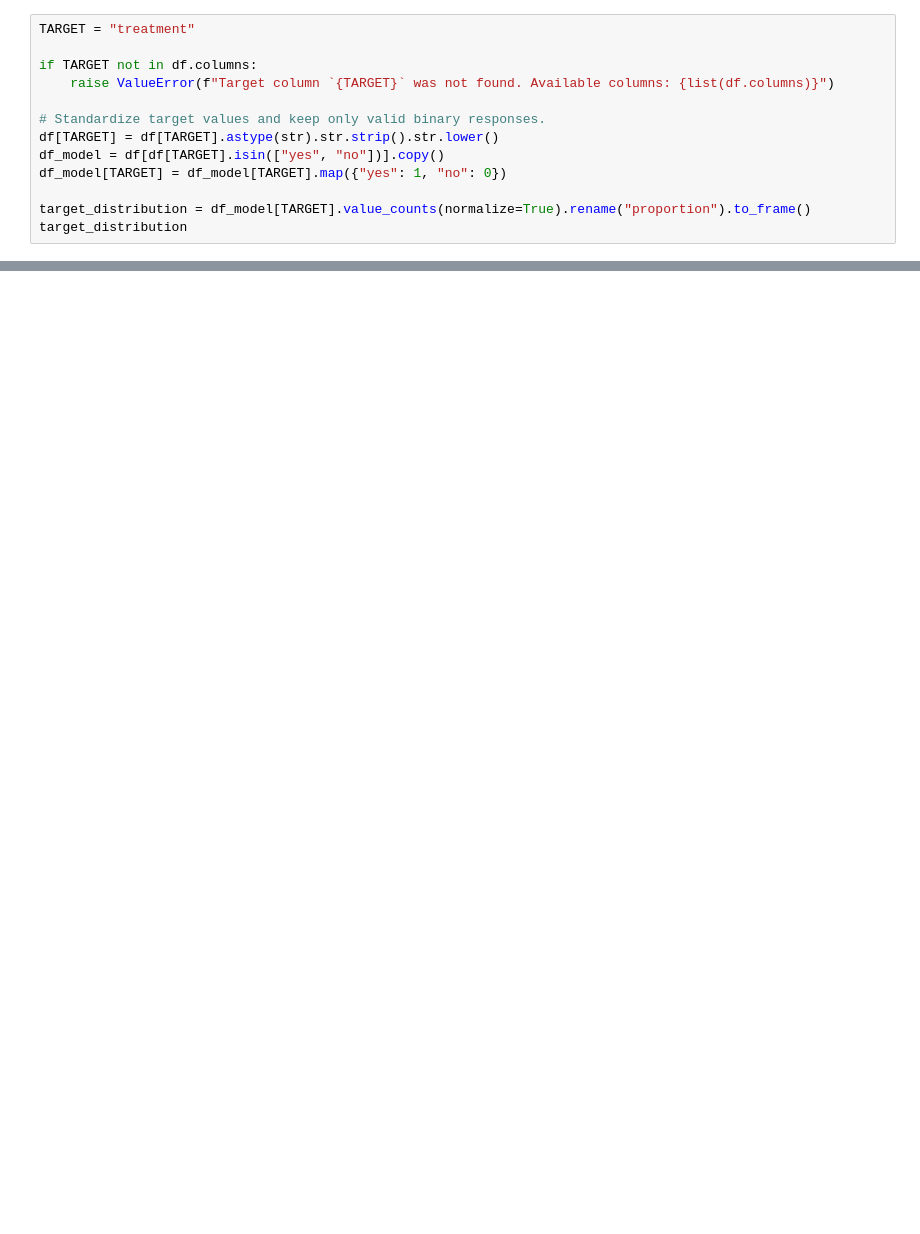
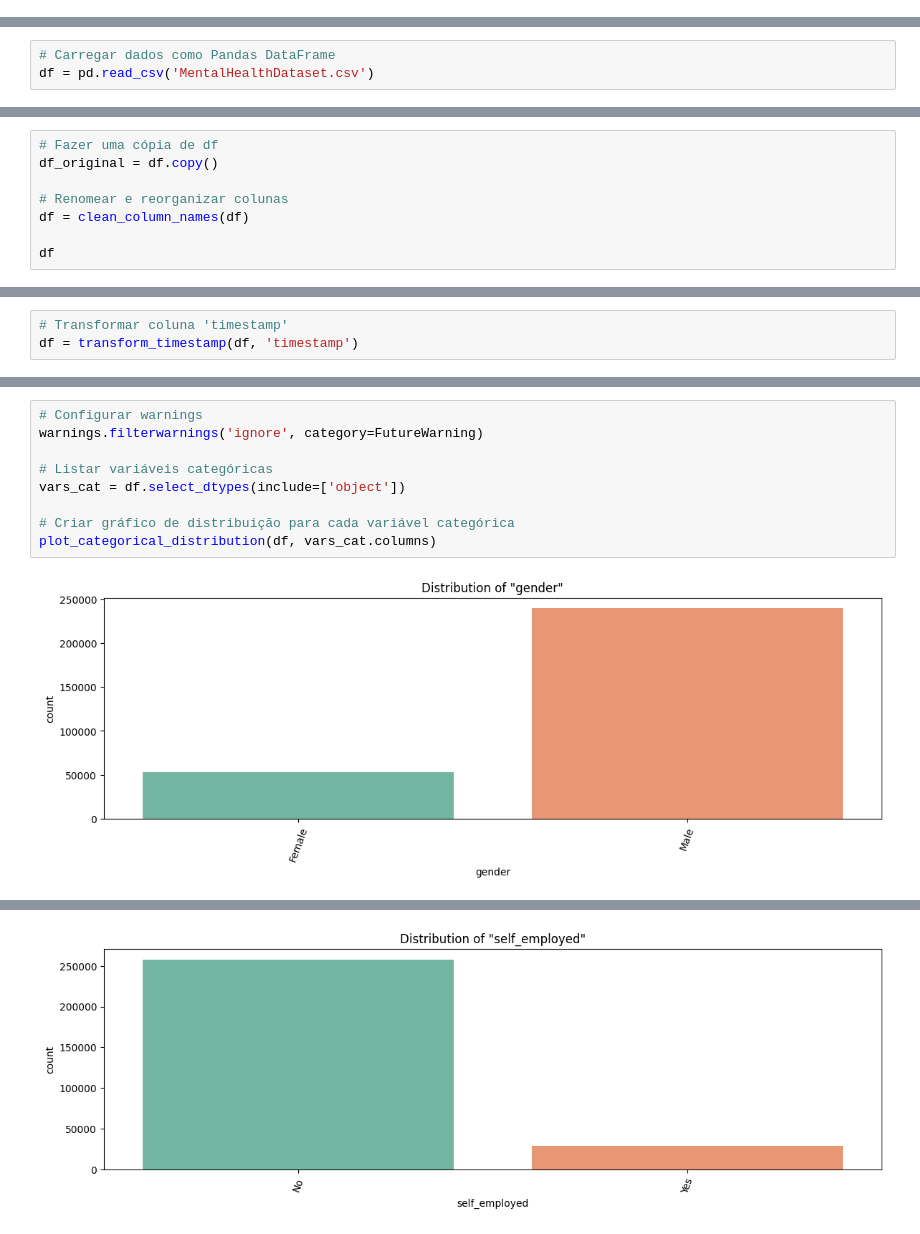
Before and after one commit to julianabpeixoto/data-science-portfolio, a Jupyter notebook: 05.SC2023_Module6/jbp_projeto_final_ada_ml_II.ipynb, the cells around one changed output, grey strips where cells are left out. Drawn from its saved outputs; the diff is of its cells as text; blank space fills up the shorter version.

```diff
--- a/05.SC2023_Module6/jbp_projeto_final_ada_ml_II.ipynb
+++ b/05.SC2023_Module6/jbp_projeto_final_ada_ml_II.ipynb
@@ -127,13 +0,0 @@ summary.head(20)
-# %%
-TARGET = "treatment"
-
-if TARGET not in df.columns:
-    raise ValueError(f"Target column `{TARGET}` was not found. Available columns: {list(df.columns)}")
-
-# Standardize target values and keep only valid binary responses.
-df[TARGET] = df[TARGET].astype(str).str.strip().str.lower()
-df_model = df[df[TARGET].isin(["yes", "no"])].copy()
-df_model[TARGET] = df_model[TARGET].map({"yes": 1, "no": 0})
-
-target_distribution = df_model[TARGET].value_counts(normalize=True).rename("proportion").to_frame()
-target_distribution
@@ -500,0 +333,3 @@ This notebook does not include the dataset. Download it from the public Kaggle s
+# %%
+# Carregar dados como Pandas DataFrame
+df = pd.read_csv('MentalHealthDataset.csv')
@@ -500,0 +397,8 @@ This notebook does not include the dataset. Download it from the public Kaggle s
+# %%
+# Fazer uma cópia de df
+df_original = df.copy()
+
+# Renomear e reorganizar colunas
+df = clean_column_names(df)
+
+df
@@ -500,0 +478,3 @@ This notebook does not include the dataset. Download it from the public Kaggle s
+# %%
+# Transformar coluna 'timestamp'
+df = transform_timestamp(df, 'timestamp')
@@ -500,0 +509,11 @@ This notebook does not include the dataset. Download it from the public Kaggle s
+# %%
+# Configurar warnings
+warnings.filterwarnings('ignore', category=FutureWarning)
+
+# Listar variáveis categóricas
+vars_cat = df.select_dtypes(include=['object'])
+
+# Criar gráfico de distribuição para cada variável categórica
+plot_categorical_distribution(df, vars_cat.columns)
+# %% [output]
+[figure, added]
@@ -500,0 +522 @@ This notebook does not include the dataset. Download it from the public Kaggle s
+[figure, added]
```
Also changed, not shown: parts of 126 cells of this notebook.
